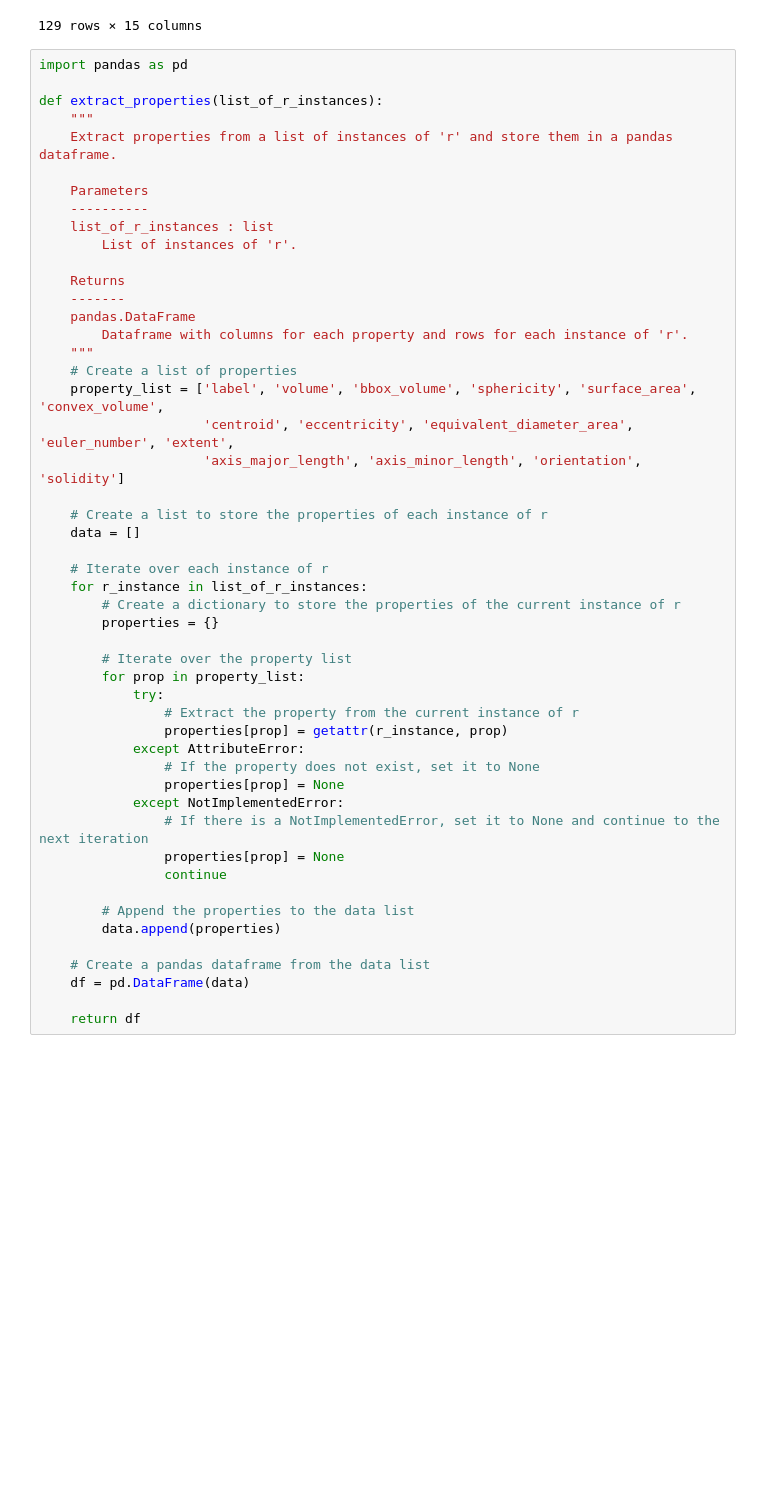
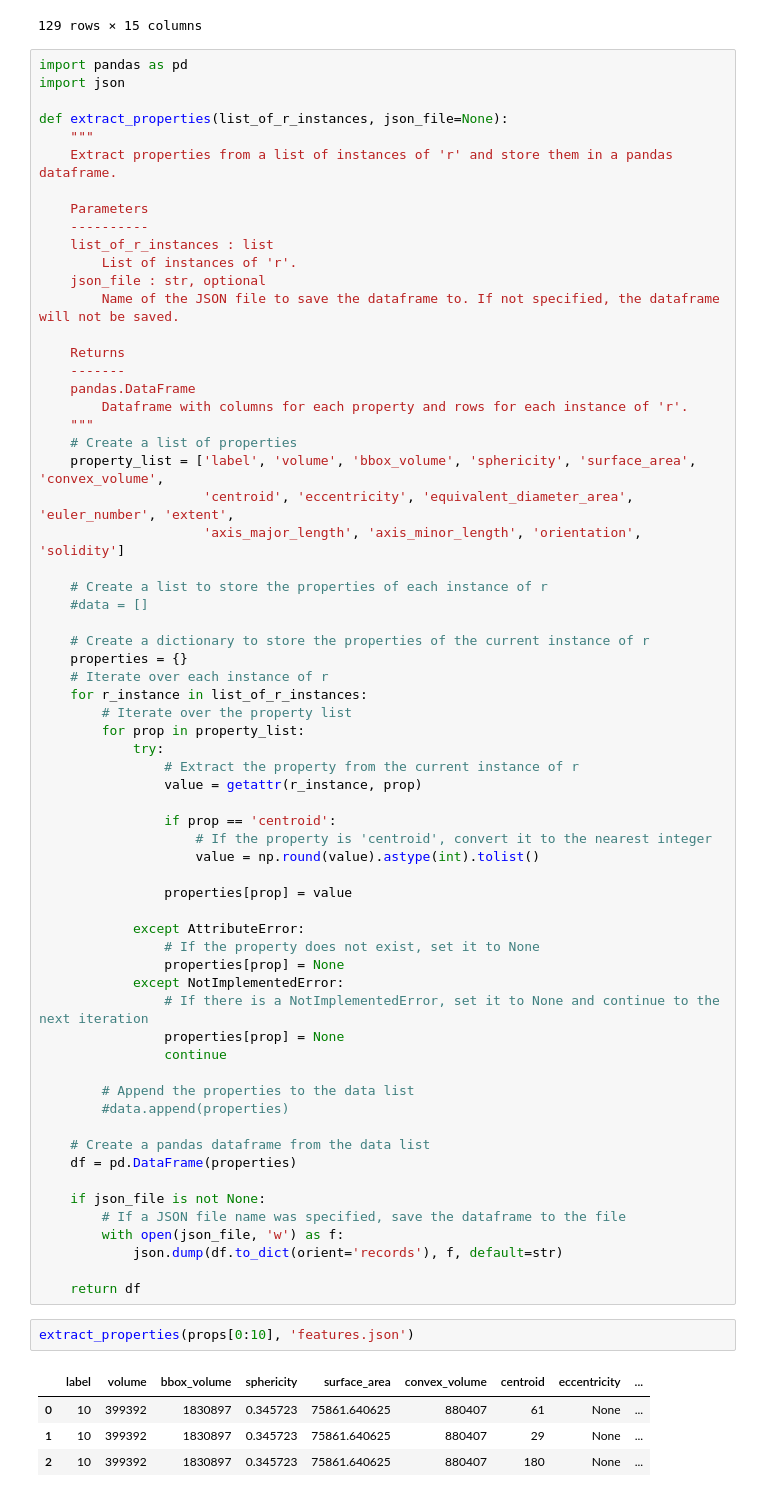
Before and after one commit to mrahmansagar/poreAnalysis, a Jupyter notebook: porespy3d_analysis.ipynb, the cells around one changed output. Saved outputs shown, nothing was run; the diff lists cells and outputs as text; blank space fills up the shorter version.

```diff
--- a/porespy3d_analysis.ipynb
+++ b/porespy3d_analysis.ipynb
@@ -248,8 +202,9 @@ df
 129 rows × 15 columns
 # %%
 import pandas as pd
+import json
 
-def extract_properties(list_of_r_instances):
+def extract_properties(list_of_r_instances, json_file=None):
     """
     Extract properties from a list of instances of 'r' and store them in a pandas dataframe.
 
@@ -257,6 +212,8 @@ def extract_properties(list_of_r_instances):
     ----------
     list_of_r_instances : list
         List of instances of 'r'.
+    json_file : str, optional
+        Name of the JSON file to save the dataframe to. If not specified, the dataframe will not be saved.
 
     Returns
     -------
@@ -269,18 +226,24 @@ def extract_properties(list_of_r_instances):
                      'axis_major_length', 'axis_minor_length', 'orientation', 'solidity']
 
     # Create a list to store the properties of each instance of r
-    data = []
+    #data = []
 
+    # Create a dictionary to store the properties of the current instance of r
+    properties = {}
     # Iterate over each instance of r
     for r_instance in list_of_r_instances:
-        # Create a dictionary to store the properties of the current instance of r
-        properties = {}
-
         # Iterate over the property list
         for prop in property_list:
             try:
                 # Extract the property from the current instance of r
-                properties[prop] = getattr(r_instance, prop)
+                value = getattr(r_instance, prop)
+
+                if prop == 'centroid':
+                    # If the property is 'centroid', convert it to the nearest integer
+                    value = np.round(value).astype(int).tolist()
+
+                properties[prop] = value
+
             except AttributeError:
                 # If the property does not exist, set it to None
                 properties[prop] = None
@@ -290,9 +253,21 @@ def extract_properties(list_of_r_instances):
                 continue
 
         # Append the properties to the data list
-        data.append(properties)
+        #data.append(properties)
 
     # Create a pandas dataframe from the data list
-    df = pd.DataFrame(data)
+    df = pd.DataFrame(properties)
+
+    if json_file is not None:
+        # If a JSON file name was specified, save the dataframe to the file
+        with open(json_file, 'w') as f:
+            json.dump(df.to_dict(orient='records'), f, default=str)
 
     return df
+# %%
+extract_properties(props[0:10], 'features.json')
+# %% [output]
+|  | label | volume | bbox_volume | sphericity | surface_area | convex_volume | centroid | eccentricity | ... |
+| 0 | 10 | 399392 | 1830897 | 0.345723 | 75861.640625 | 880407 | 61 | None | ... |
+| 1 | 10 | 399392 | 1830897 | 0.345723 | 75861.640625 | 880407 | 29 | None | ... |
+| 2 | 10 | 399392 | 1830897 | 0.345723 | 75861.640625 | 880407 | 180 | None | ... |
```
Also changed, not shown: parts of 19 cells of this notebook, 3 other files.
